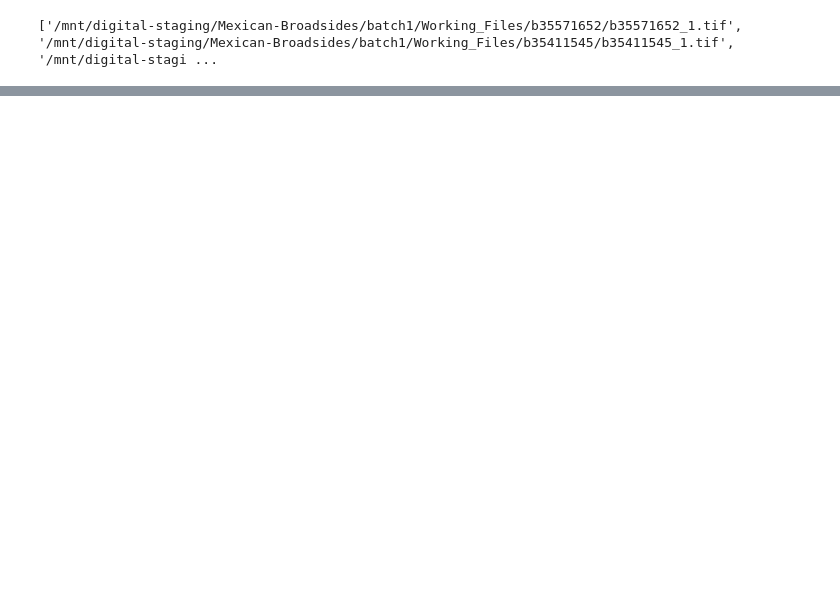
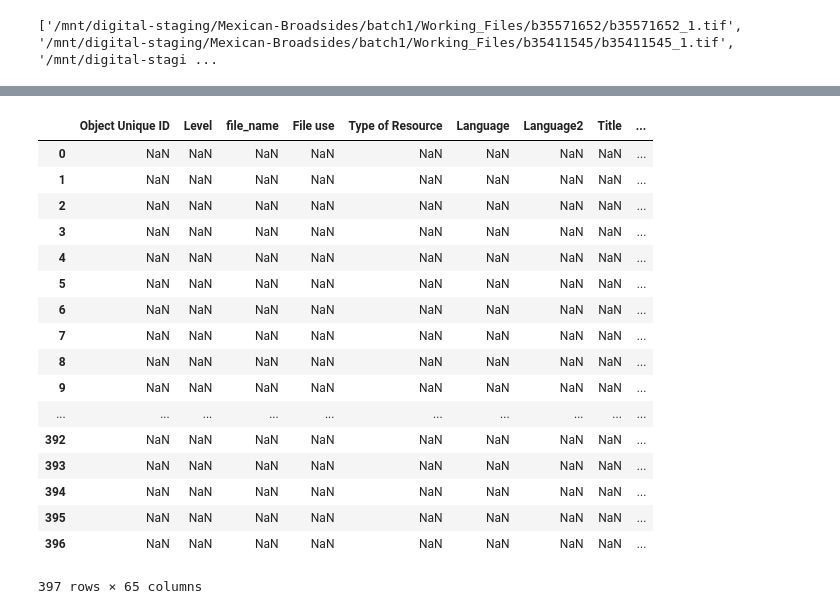
Before and after one commit to remerjohnson/broadsides-exploration, a Jupyter notebook: mexican_broadsides_data_analysis.ipynb, the cells around one changed output, grey strips where cells are left out. Cells and saved outputs as stored; diff of their text form; code cells hidden in the pictures; blank space fills up the shorter version.

```diff
--- a/mexican_broadsides_data_analysis.ipynb
+++ b/mexican_broadsides_data_analysis.ipynb
@@ -133,0 +144,2 @@ print(glob_list[0:25])
+# %%
+df2 = pd.read_csv('~/Github/broadsides-exploration/mexican_broadsides_batch1.csv')
@@ -133,0 +206,2 @@ print(glob_list[0:25])
+# %%
+df3 = pd.read_csv('~/Documents/bib_filelist.csv')
@@ -133,0 +252,23 @@ print(glob_list[0:25])
+# %%
+dff = pd.merge(left=df2,right=df3, how='right', left_on='bib', right_on='bib')
+# %%
+dff
+# %% [output]
+|  | Object Unique ID | Level | file_name | File use | Type of Resource | Language | Language2 | Title | ... |
+| 0 | NaN | NaN | NaN | NaN | NaN | NaN | NaN | NaN | ... |
+| 1 | NaN | NaN | NaN | NaN | NaN | NaN | NaN | NaN | ... |
+| 2 | NaN | NaN | NaN | NaN | NaN | NaN | NaN | NaN | ... |
+| 3 | NaN | NaN | NaN | NaN | NaN | NaN | NaN | NaN | ... |
+| 4 | NaN | NaN | NaN | NaN | NaN | NaN | NaN | NaN | ... |
+| 5 | NaN | NaN | NaN | NaN | NaN | NaN | NaN | NaN | ... |
+| 6 | NaN | NaN | NaN | NaN | NaN | NaN | NaN | NaN | ... |
+| 7 | NaN | NaN | NaN | NaN | NaN | NaN | NaN | NaN | ... |
+| 8 | NaN | NaN | NaN | NaN | NaN | NaN | NaN | NaN | ... |
+| 9 | NaN | NaN | NaN | NaN | NaN | NaN | NaN | NaN | ... |
+| ... | ... | ... | ... | ... | ... | ... | ... | ... | ... |
+| 392 | NaN | NaN | NaN | NaN | NaN | NaN | NaN | NaN | ... |
+| 393 | NaN | NaN | NaN | NaN | NaN | NaN | NaN | NaN | ... |
+| 394 | NaN | NaN | NaN | NaN | NaN | NaN | NaN | NaN | ... |
+| 395 | NaN | NaN | NaN | NaN | NaN | NaN | NaN | NaN | ... |
+| 396 | NaN | NaN | NaN | NaN | NaN | NaN | NaN | NaN | ... |
+397 rows × 65 columns
```
Also changed, not shown: parts of 14 cells of this notebook, 2 other files.
